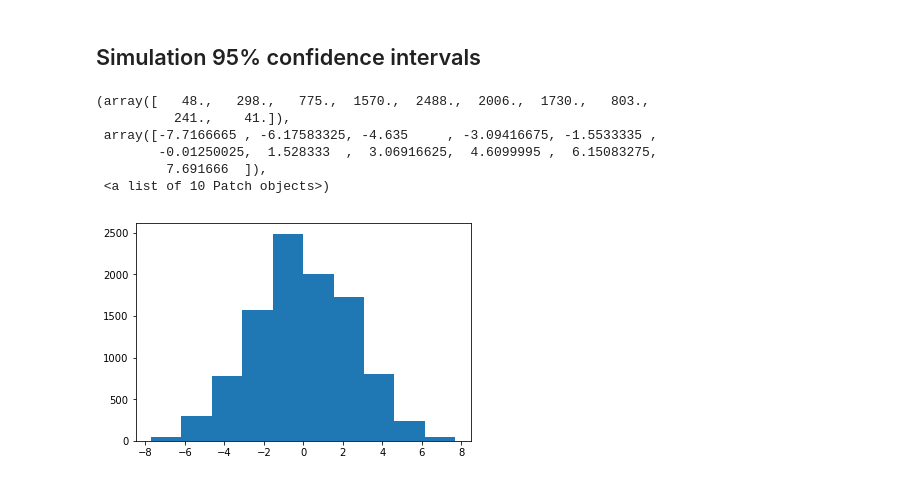
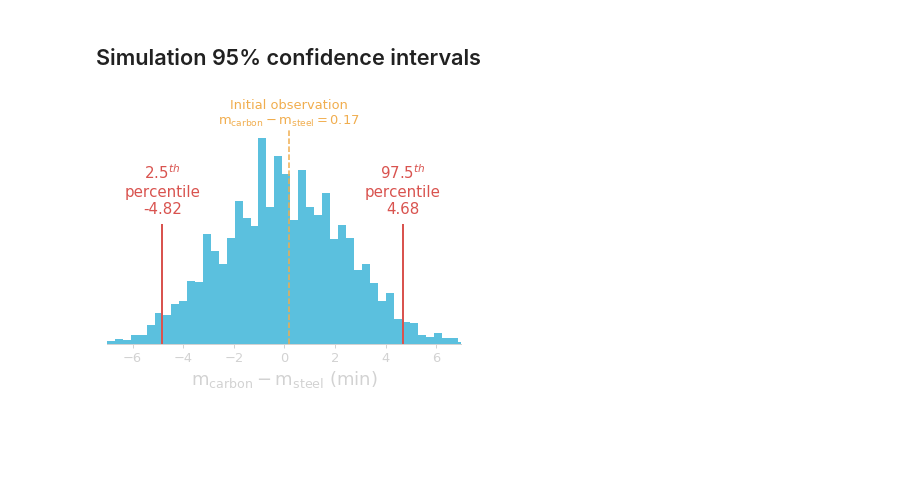
Before and after one commit to gcalmettes/stats13-slides, a Jupyter notebook: notebook-fig/figs-slides-6-comparing-two-means.ipynb, the cells around one changed output. Saved outputs shown, nothing was run; the diff lists cells and outputs as text; code cells hidden in the pictures; blank space fills up the shorter version.

```diff
--- a/notebook-fig/figs-slides-6-comparing-two-means.ipynb
+++ b/notebook-fig/figs-slides-6-comparing-two-means.ipynb
@@ -350,13 +350,43 @@ for i in range(n_simul):
     bootstrap_carbon = np.random.choice(data[data.Frame=="carbon"].Time, size=n_bike_carbon)
     bootstrap_steel = np.random.choice(data[data.Frame=="steel"].Time, size=n_bike_steel)
     res_median[i] = np.median(bootstrap_carbon)-np.median(bootstrap_steel)
-# %%
-plt.hist(res_median)
-# %% [output]
-(array([   48.,   298.,   775.,  1570.,  2488.,  2006.,  1730.,   803.,
-          241.,    41.]),
- array([-7.7166665 , -6.17583325, -4.635     , -3.09416675, -1.5533335 ,
-        -0.01250025,  1.528333  ,  3.06916625,  4.6099995 ,  6.15083275,
-         7.691666  ]),
- <a list of 10 Patch objects>)
-[figure, removed]
+# %%
+#Observed diff
+bike_diff_median = data[data.Frame=="carbon"].Time.median()-data[data.Frame=="steel"].Time.median()
+
+fig = plt.figure(figsize=(6,4))
+ax1 = fig.add_axes([0.1, 0.15, 0.82, 0.75])
+ax2 = ax1.twinx()
+ax3 = ax1.twinx()
+
+for ax in [ax1]:
+    ax.hist(res_median, bins="auto", color=colors["blue"])
+    for spine in ["bottom"]:
+        ax.spines[spine].set_linewidth(1)
+        ax.spines[spine].set_color(colors["lightgray"])
+    for spine in ["top", "right", "left"]:
+        ax.spines[spine].set_visible(False)
+    ax.set_yticks([])
+    ax.tick_params(axis="both", width=1, size=4, color=colors["lightgray"], labelcolor=colors["lightgray"],
+                   labelsize=13, pad=4)
+    ax.set_xlabel('$\mathrm{m}_{\mathrm{carbon}}-\mathrm{m}_{\mathrm{steel}}$ (min)', size=18, color=colors["lightgray"])
+    ax.set_xlim(-7, 7)
+    ax.set_ylim(0)
+
+for ax in [ax2]:
+    ax.set_ylim(ax1.get_ylim())
+    ax.axvline(bike_diff_median, color=colors["orange"], ls="--")
+    ax.text(bike_diff_median, ax.get_ylim()[1]*1.01, "Initial observation\n" "$\mathrm{{m}}_{{\mathrm{{carbon}}}}-\mathrm{{m}}_{{\mathrm{{steel}}}}={:.2f}$".format(bike_diff_median), color=colors["orange"], size=13, ha="center")
+    ax.axis("off")
+
+for ax in [ax3]:
+    ax.axvline(np.percentile(res_median, 2.5), ymax=0.55, color=colors["red"], lw=2)
+    ax.axvline(np.percentile(res_median, 97.5), ymax=0.55, color=colors["red"], lw=2)
+    ax.text(np.percentile(res_median, 2.5), ax.get_ylim()[1]*0.6, "2.5$^{{th}}$\npercentile\n{:.2f}".format(np.percentile(res_median, 2.5)), color=colors["red"], size=15, ha="center")
+    ax.text(np.percentile(res_median, 97.5), ax.get_ylim()[1]*0.6, "97.5$^{{th}}$\npercentile\n{:.2f}".format(np.percentile(res_median, 97.5)), color=colors["red"], size=15, ha="center")
+    ax.axis("off")
+
+
+plt.savefig("/Users/Gui/Box Sync/_STATS13/_Slides/_stats13-Lectures/assets/img/lec/bike-commute-simulation-diff-median-resampling-ci95.svg", transparent=True)
+# %% [output]
+[figure, added]
```
Also changed, not shown: parts of 4 cells of this notebook.
